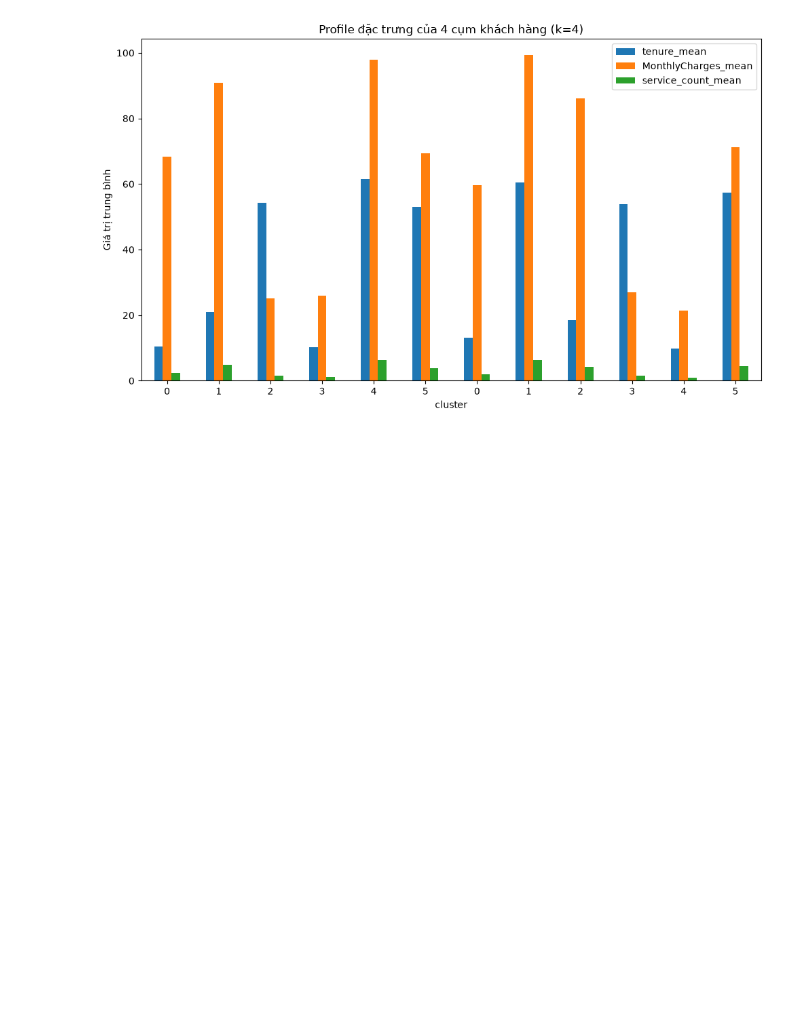
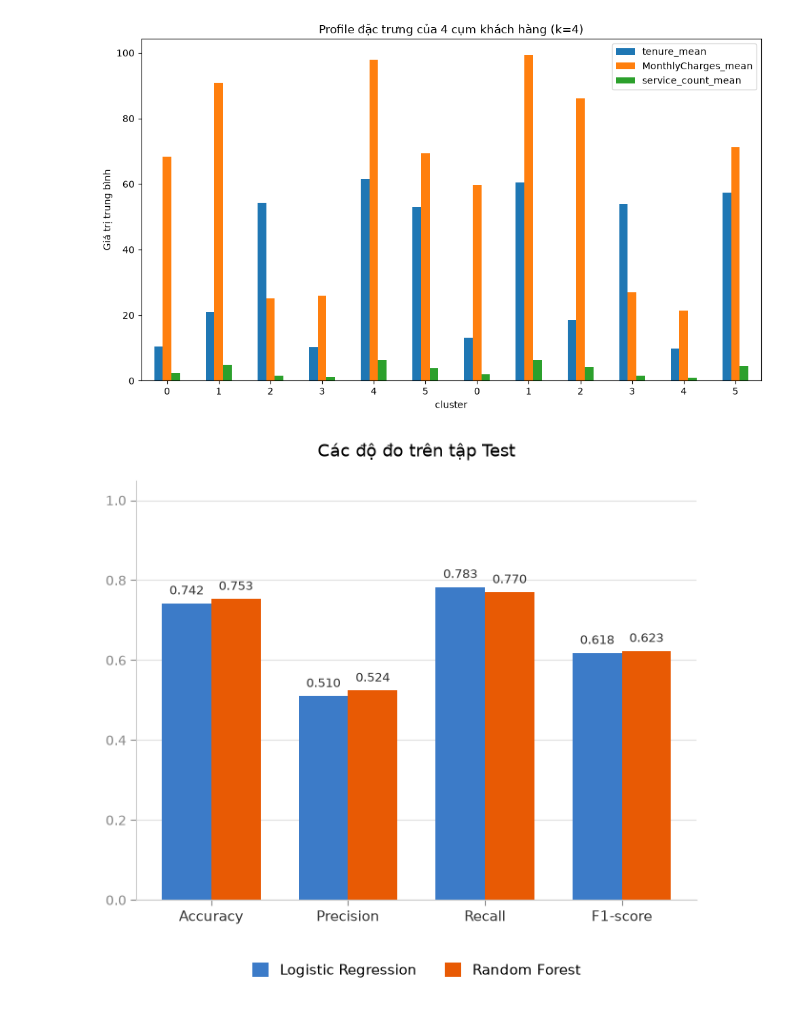
Before and after one commit to quoczai22/project_machine_learning, a Jupyter notebook: notebooks/EDA.ipynb, the cells around one changed output. Drawn from its saved outputs; the diff is of its cells as text; code cells hidden in the pictures; blank space fills up the shorter version.

Commit message:
feat(eda): integrate test metrics comparison chart from integration-person5

```diff
--- a/notebooks/EDA.ipynb
+++ b/notebooks/EDA.ipynb
@@ -583,3 +583,67 @@ except Exception as e:
 [figure]
 ✅ Đã tạo thành công Ảnh 12: 12_cluster_profile.png
 [figure]
+# %%
+import matplotlib.pyplot as plt
+import numpy as np
+
+# 1. Dữ liệu các độ đo
+metrics = ['Accuracy', 'Precision', 'Recall', 'F1-score']
+lr_scores = [0.742, 0.510, 0.783, 0.618]  # Logistic Regression
+rf_scores = [0.753, 0.524, 0.770, 0.623]  # Random Forest
+
+# 2. Thiết lập vị trí các cột
+x = np.arange(len(metrics))
+width = 0.36  # Độ rộng mỗi cột
+
+fig, ax = plt.subplots(figsize=(6.5, 6), facecolor='white')
+
+# 3. Vẽ các cột với mã màu chuẩn từ hình gốc
+color_lr = '#3C7BC8'  # Xanh dương (Logistic Regression)
+color_rf = '#E85A04'  # Cam (Random Forest)
+
+rects1 = ax.bar(x - width/2, lr_scores, width, label='Logistic Regression', color=color_lr)
+rects2 = ax.bar(x + width/2, rf_scores, width, label='Random Forest', color=color_rf)
+
+# 4. Tiêu đề và định dạng trục
+ax.set_title('Các độ đo trên tập Test', fontsize=13, pad=18)
+ax.set_xticks(x)
+ax.set_xticklabels(metrics, fontsize=11)
+ax.set_ylim(0, 1.05)
+ax.set_yticks(np.arange(0, 1.1, 0.2))
+ax.set_yticklabels([f'{y:.1f}' for y in np.arange(0, 1.1, 0.2)], fontsize=10, color='#555555')
+
+# 5. Đường gióng ngang mờ (grid) & ẩn viền trên/phải
+ax.grid(axis='y', linestyle='-', color='#e0e0e0', linewidth=0.8, zorder=0)
+ax.set_axisbelow(True)
+
+ax.spines['top'].set_visible(False)
+ax.spines['right'].set_visible(False)
+ax.spines['left'].set_color('#cccccc')
+ax.spines['bottom'].set_color('#cccccc')
+ax.tick_params(axis='both', colors='#888888', length=4)
+ax.tick_params(axis='x', labelcolor='#333333')
+
+# 6. Hiển thị giá trị 3 chữ số thập phân trên đỉnh mỗi cột
+for rect in rects1:
+    h = rect.get_height()
+    ax.text(rect.get_x() + rect.get_width()/2, h + 0.015, f'{h:.3f}',
+            ha='center', va='bottom', fontsize=9.5, color='#333333')
+
+for rect in rects2:
+    h = rect.get_height()
+    ax.text(rect.get_x() + rect.get_width()/2, h + 0.015, f'{h:.3f}',
+            ha='center', va='bottom', fontsize=9.5, color='#333333')
+
+# 7. Chú thích (Legend) đặt ở dưới đáy
+ax.legend(loc='upper center', bbox_to_anchor=(0.5, -0.12), ncol=2, frameon=False,
+          fontsize=10.5, handlelength=1.2, handleheight=1.2)
+
+plt.tight_layout()
+
+# 8. Lưu biểu đồ vào thư mục reports/figures (theo đúng cấu trúc dự án của bạn)
+# plt.savefig('../reports/figures/classification/test_metrics_comparison.png', dpi=300, bbox_inches='tight')
+
+plt.show()
+# %% [output]
+[figure, added]
```
Also changed, not shown: 2 other files.
